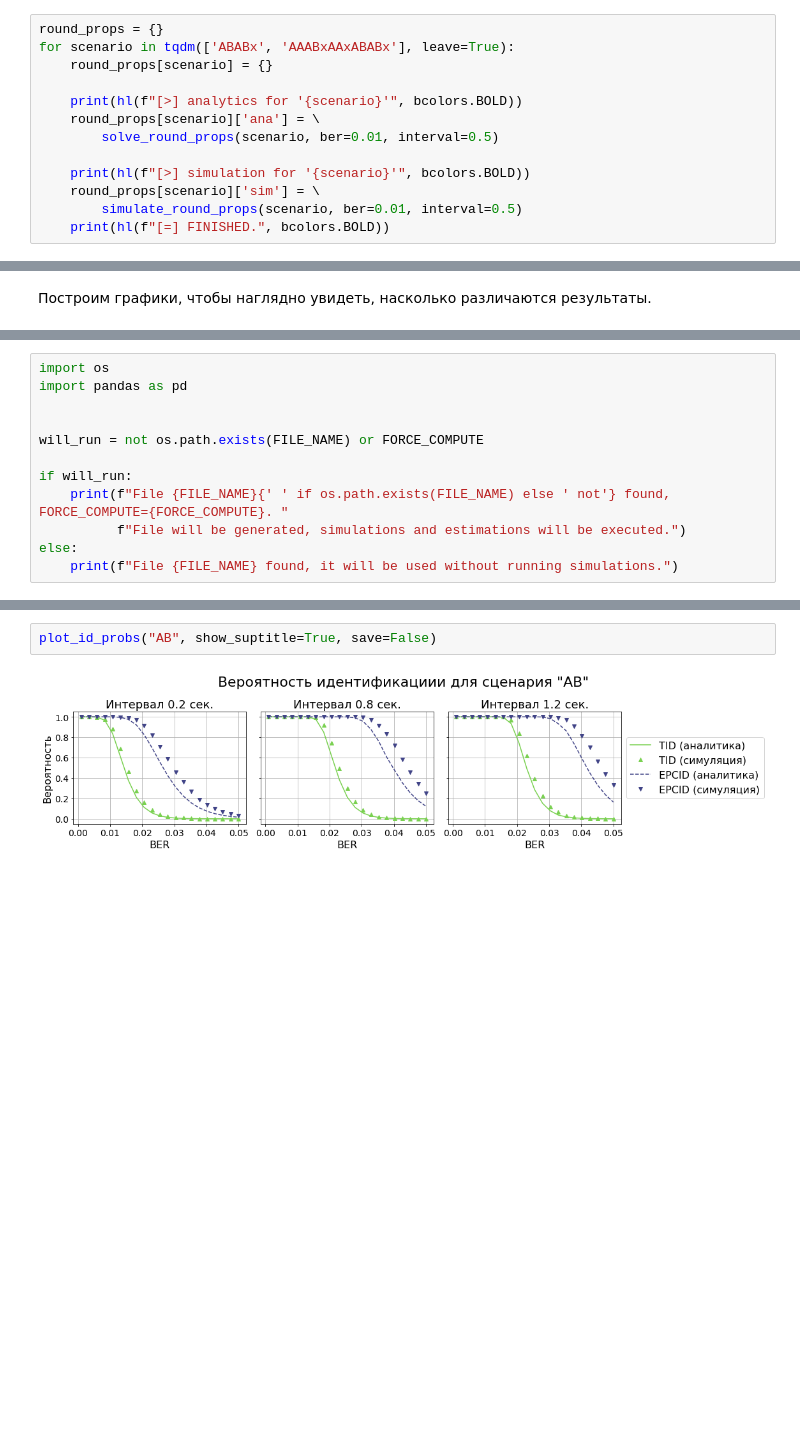
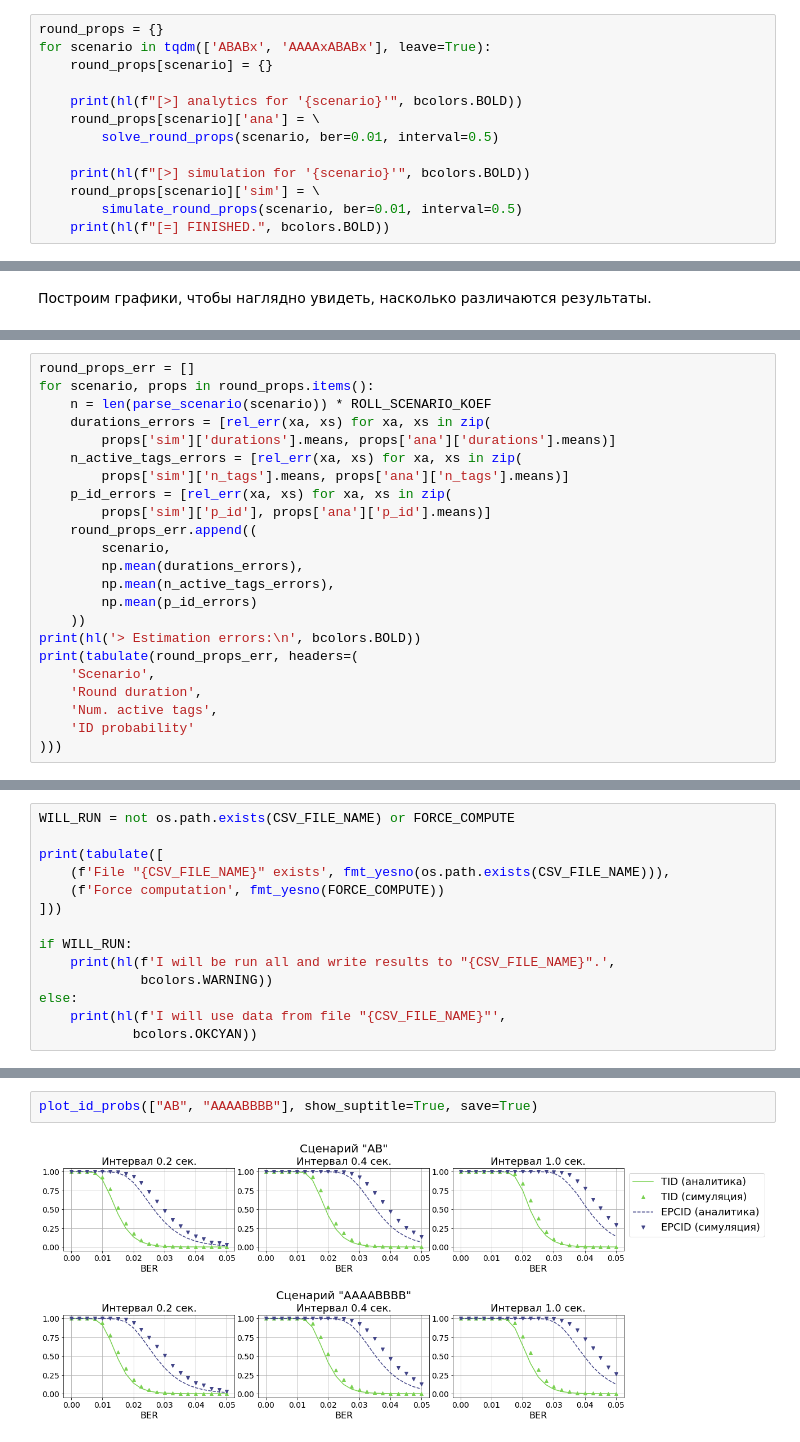
Before and after one commit to larioandr/thesis-rfidam, a Jupyter notebook: experiments/3. Simulations.ipynb, the cells around one changed output, grey strips where cells are left out. Cells and saved outputs as stored; diff of their text form; blank space fills up the shorter version.

```diff
--- a/experiments/3. Simulations.ipynb
+++ b/experiments/3. Simulations.ipynb
@@ -316,7 +326,7 @@ def solve_round_props(scenario: str, ber: float, interval: float):
 В обоих случаях будем полагать BER = 0.01, а интервал между метками равным 0.5.
 # %%
 round_props = {}
-for scenario in tqdm(['ABABx', 'AAABxAAxABABx'], leave=True):
+for scenario in tqdm(['ABABx', 'AAAAxABABx'], leave=True):
     round_props[scenario] = {}
 
     print(hl(f"[>] analytics for '{scenario}'", bcolors.BOLD))
@@ -399,0 +410,23 @@ plot_round_props(round_props, "AAABxAAxABABx", show_title=True, save=False)
+# %%
+round_props_err = []
+for scenario, props in round_props.items():
+    n = len(parse_scenario(scenario)) * ROLL_SCENARIO_KOEF
+    durations_errors = [rel_err(xa, xs) for xa, xs in zip(
+        props['sim']['durations'].means, props['ana']['durations'].means)]
+    n_active_tags_errors = [rel_err(xa, xs) for xa, xs in zip(
+        props['sim']['n_tags'].means, props['ana']['n_tags'].means)]
+    p_id_errors = [rel_err(xa, xs) for xa, xs in zip(
+        props['sim']['p_id'], props['ana']['p_id'].means)]
+    round_props_err.append((
+        scenario,
+        np.mean(durations_errors),
+        np.mean(n_active_tags_errors),
+        np.mean(p_id_errors)
+    ))
+print(hl('> Estimation errors:\n', bcolors.BOLD))
+print(tabulate(round_props_err, headers=(
+    'Scenario',
+    'Round duration',
+    'Num. active tags',
+    'ID probability'
+)))
@@ -400,13 +453,15 @@ plot_round_props(round_props, "AAABxAAxABABx", show_title=True, save=False)
 # %%
-import os
-import pandas as pd
+WILL_RUN = not os.path.exists(CSV_FILE_NAME) or FORCE_COMPUTE
 
+print(tabulate([
+    (f'File "{CSV_FILE_NAME}" exists', fmt_yesno(os.path.exists(CSV_FILE_NAME))),
+    (f'Force computation', fmt_yesno(FORCE_COMPUTE))
+]))
 
-will_run = not os.path.exists(FILE_NAME) or FORCE_COMPUTE
-
-if will_run:
-    print(f"File {FILE_NAME}{' ' if os.path.exists(FILE_NAME) else ' not'} found, FORCE_COMPUTE={FORCE_COMPUTE}. "
-          f"File will be generated, simulations and estimations will be executed.")
+if WILL_RUN:
+    print(hl(f'I will be run all and write results to "{CSV_FILE_NAME}".',
+             bcolors.WARNING))
 else:
-    print(f"File {FILE_NAME} found, it will be used without running simulations.")
+    print(hl(f'I will use data from file "{CSV_FILE_NAME}"',
+            bcolors.OKCYAN))
 # %% [output]
@@ -528,4 +683,4 @@ plot_id_probs("AAABxAAxABABx", show_suptitle=True, save=False)
 # %%
-plot_id_probs("AB", show_suptitle=True, save=False)
+plot_id_probs(["AB", "AAAABBBB"], show_suptitle=True, save=True)
 # %% [output]
-[figure, old version]
+[figure, new version]
```
Also changed, not shown: parts of 35 cells of this notebook, 11 other files.
